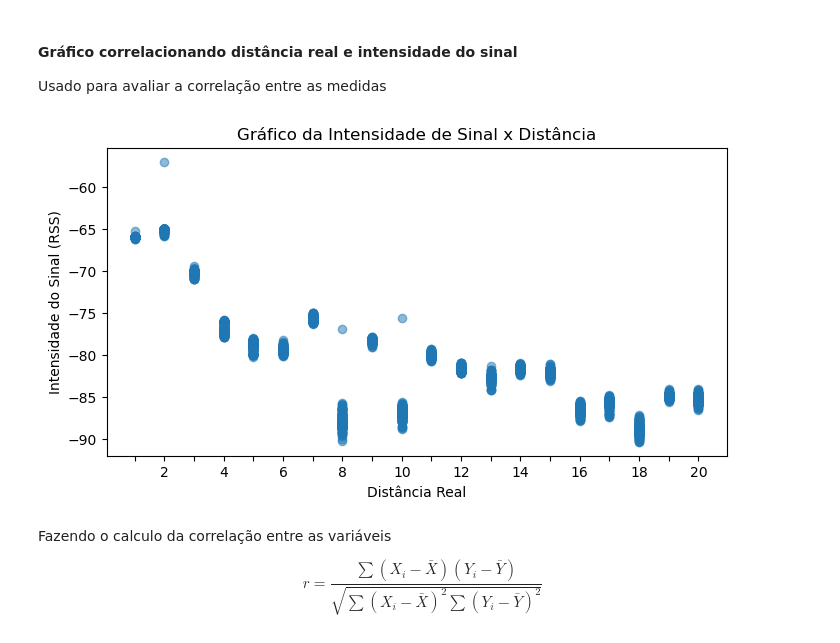
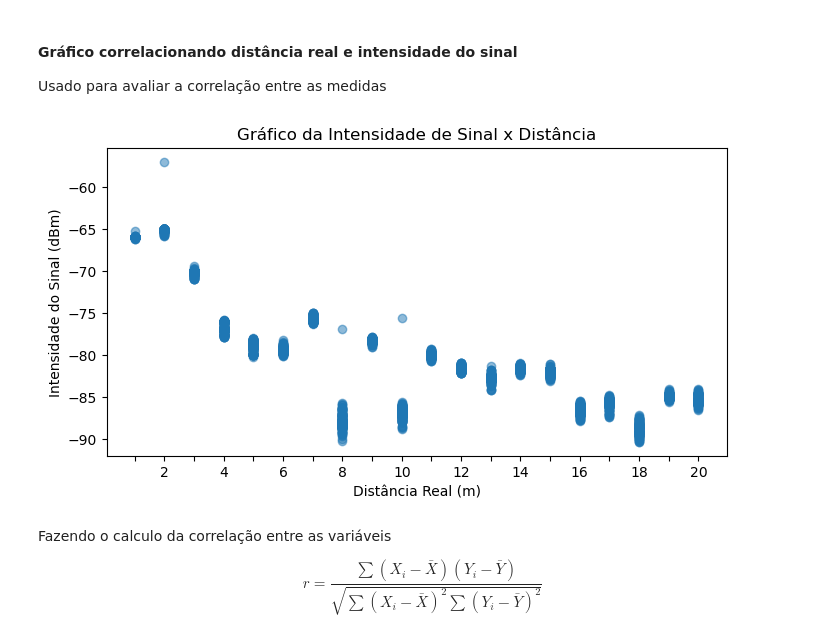
Before and after one commit to marcosst/UFJF, a Jupyter notebook: Métodos Quantitativos/AAG00/AAG00.ipynb, the cells around one changed output. Saved outputs shown, nothing was run; the diff lists cells and outputs as text; code cells hidden in the pictures.

```diff
--- a/Métodos Quantitativos/AAG00/AAG00.ipynb
+++ b/Métodos Quantitativos/AAG00/AAG00.ipynb
@@ -46,23 +46,23 @@ df.describe()
 # %%
 import matplotlib.pyplot as plt
 
 max_dist = df['actualDist'].max()
 min_dist = df['actualDist'].min()
 
 plt.figure(figsize=(8, 4))
 plt.scatter(df['actualDist'], df['meanRss'], alpha=0.5)
-plt.xlabel('Distância Real')
-plt.ylabel('Intensidade do Sinal (RSS)')
+plt.xlabel('Distância Real (m)')
+plt.ylabel('Intensidade do Sinal (dBm)')
 plt.title('Gráfico da Intensidade de Sinal x Distância')
 
 # Ajustar a escala do eixo x para ticks de 1 em 1 e rótulos de 2 em 2
 ticks = range(int(min_dist), int(max_dist) + 1)
 labels = [str(i) if i % 2 == 0 else '' for i in ticks]
 plt.xticks(ticks, labels)
 
 plt.show()
 # %% [output]
-[figure, old version]
+[figure, new version]
 # %% [markdown]
 Fazendo o calculo da correlação entre as variáveis
 
```
Also changed, not shown: parts of 1 cell of this notebook.
